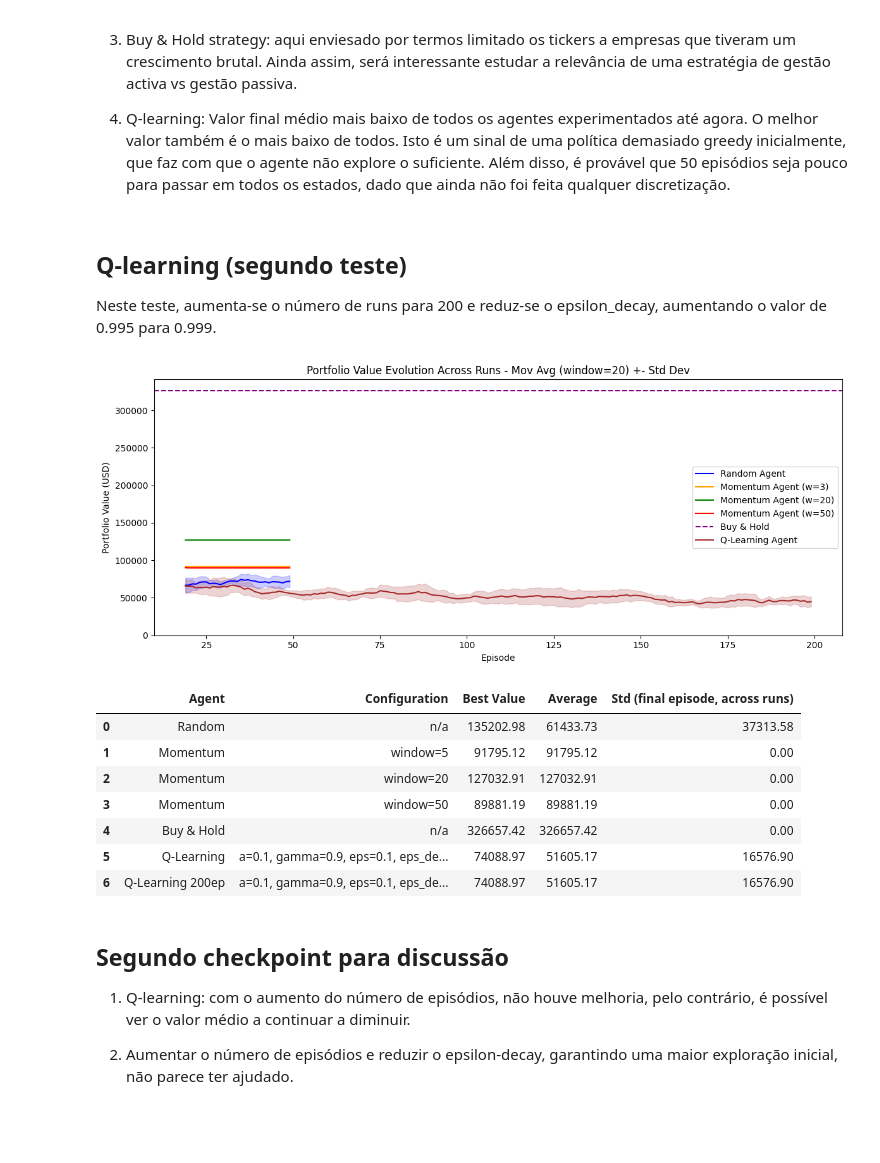
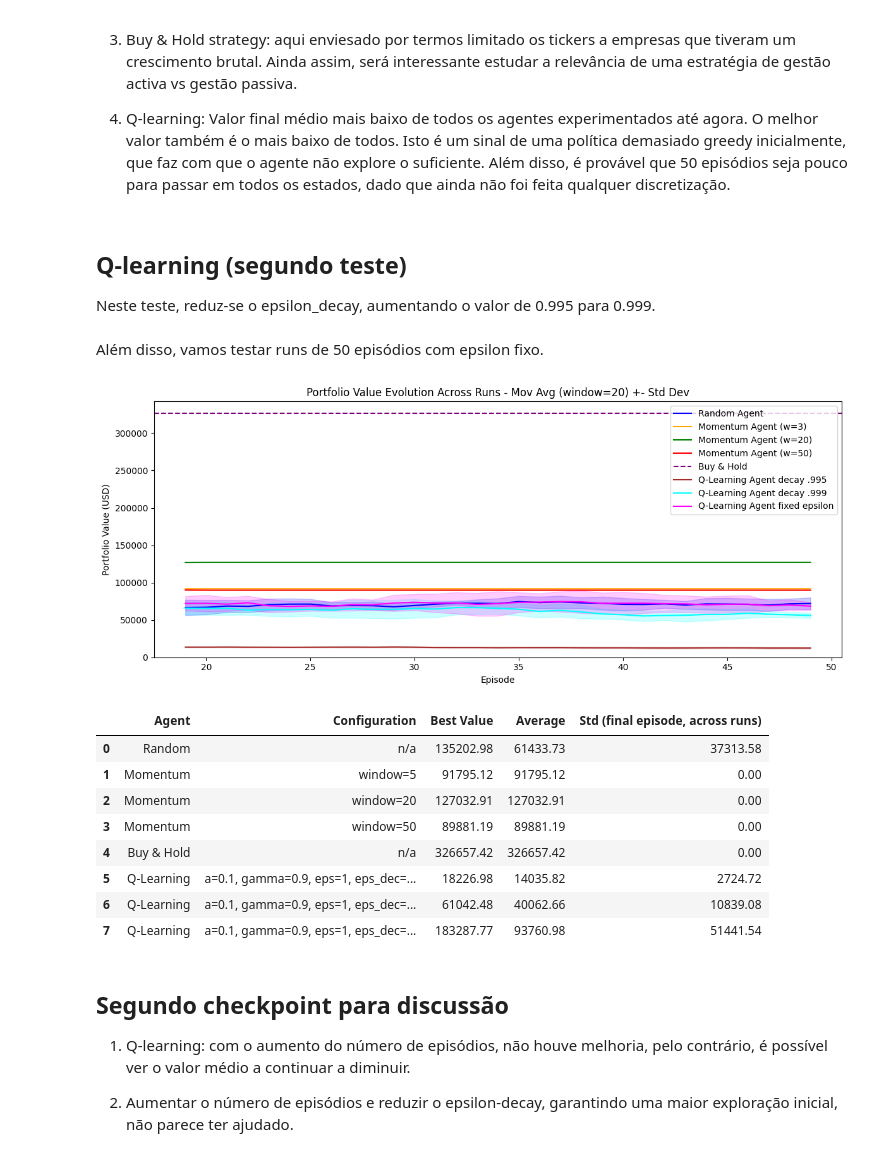
Before and after one commit to luisparadinha/pg_rl_trading_bot, a Jupyter notebook: Market_e_Projecto.ipynb, the cells around one changed output. Saved outputs shown, nothing was run; the diff lists cells and outputs as text; code cells hidden in the pictures; blank space fills up the shorter version.

```diff
--- a/Market_e_Projecto.ipynb
+++ b/Market_e_Projecto.ipynb
@@ -308,12 +310,13 @@ summary_df
 # %% [markdown]
 ## Q-learning (segundo teste)
 
-Neste teste, aumenta-se o número de runs para 200 e reduz-se o epsilon_decay, aumentando o valor de 0.995 para 0.999.
+Neste teste, reduz-se o epsilon_decay, aumentando o valor de 0.995 para 0.999.
 # %%
 n_runs = 5
-n_episodes_per_run = 200
+n_episodes_per_run = 50
 
 compilation_qlearning_agent_2 = []
+compilation_qlearning_agents_2 = []
 
 for seed in range(n_runs):
     np.random.seed(seed)
@@ -341,44 +344,73 @@ for seed in range(n_runs):
         run_values.append(env.get_episode_value()) # store final evaluation for this episode
 
     compilation_qlearning_agent_2.append(run_values) # complilation continues to be a list of lists, where each inner list is the episode values
+    compilation_qlearning_agents_2.append(agent)  # store agent after each run
+# %% [markdown]
+Além disso, vamos testar runs de 50 episódios com epsilon fixo.
+# %%
+n_runs = 5
+n_episodes_per_run = 50
+
+compilation_qlearning_agent_3 = []
+compilation_qlearning_agents_3 = []
+
+for seed in range(n_runs):
+    np.random.seed(seed)
+    agent = qlearning_agent(
+        num_actions = len(env.index_actions),
+        num_companies = env.total_companies,
+        alpha=0.1,
+        gamma=0.95,
+        epsilon=1.0,
+        epsilon_decay=1,
+        epsilon_min=0.01
+        )
+    run_values = []
+
+    for episode in range(n_episodes_per_run):
+        state = env.start() # initialize environment and get initial state
+        done = False # flag to indicate when episode is finished
+
+        while not done:
+            action = agent.act(state) # pick action
+            next_state, reward, done = env.new_day(action) # step environment forward
+            agent.learn(state, action, reward, next_state, done) # update Q table with learn method
+            state = next_state # update state for next iteration
+
+        run_values.append(env.get_episode_value()) # store final evaluation for this episode
+
+    compilation_qlearning_agent_3.append(run_values) # complilation continues to be a list of lists, where each inner list is the episode values
+    compilation_qlearning_agents_3.append(agent)  # store agent after each run
 # %%
 fig,ax = plt.subplots(figsize=(12, 5))
 window = 20 # Moving average window for smoothing the plot, not the momentum agent's internal window
 plot_value_evolution(compilation_random_agent, label='Random Agent', ax=ax, window=window, color='blue')
 plot_value_evolution(compilation_momentum_agent_w3, label='Momentum Agent (w=3)', ax=ax, window=window, color='orange')
 plot_value_evolution(compilation_momentum_agent_w20, label='Momentum Agent (w=20)', ax=ax, window=window, color='green')
 plot_value_evolution(compilation_momentum_agent_w50, label='Momentum Agent (w=50)', ax=ax, window=window, color='red')
 ax.axhline(buy_hold_value, color='purple', linestyle='--', label='Buy & Hold')
-plot_value_evolution(compilation_qlearning_agent, label='Q-Learning Agent', ax=ax, window=window, color='brown')
-plot_value_evolution(compilation_qlearning_agent_2, label='Q-Learning Agent', ax=ax, window=window, color='brown')
+plot_value_evolution(compilation_qlearning_agent, label='Q-Learning Agent decay .995', ax=ax, window=window, color='brown')
+plot_value_evolution(compilation_qlearning_agent_2, label='Q-Learning Agent decay .999', ax=ax, window=window, color='cyan')
+plot_value_evolution(compilation_qlearning_agent_3, label='Q-Learning Agent fixed epsilon', ax=ax, window=window, color='magenta')
 ax.set_ylim(bottom=0)
 ax.set_title(f'Portfolio Value Evolution Across Runs - Mov Avg (window={window}) +- Std Dev')
 ax.set_xlabel('Episode')
 ax.set_ylabel('Portfolio Value (USD)')
 ax.legend()
 plt.tight_layout()
 plt.show()
 # %% [output]
-[figure, old version]
+[figure, new version]
 # %%
-def agent_summary(name, config, all_results):
-    final_values = [run[-1] for run in all_results]  # last episode value per run
-    return {
-        'Agent': name,
-        'Configuration': config,
-        'Best Value': round(max(final_values), 2),
-        'Average': round(np.mean(final_values),2),
-        'Std (final episode, across runs)': round(np.std(final_values), 2),
-    }
-
 rows = [
     agent_summary('Random', 'n/a', compilation_random_agent),
     agent_summary('Momentum', 'window=5', compilation_momentum_agent_w3),
     agent_summary('Momentum', 'window=20', compilation_momentum_agent_w20),
     agent_summary('Momentum', 'window=50', compilation_momentum_agent_w50),
     agent_summary('Buy & Hold', 'n/a', [[buy_hold_value]]),
-    agent_summary('Q-Learning', 'a=0.1, gamma=0.9, eps=0.1, eps_dec=0.995', compilation_qlearning_agent),
-    agent_summary('Q-Learning 200ep', 'a=0.1, gamma=0.9, eps=0.1, eps_dec=0.999', compilation_qlearning_agent)
+    agent_summary('Q-Learning', 'a=0.1, gamma=0.9, eps=1, eps_dec=0.995', compilation_qlearning_agent),
+    agent_summary('Q-Learning', 'a=0.1, gamma=0.9, eps=1, eps_dec=0.999', compilation_qlearning_agent_2),
+    agent_summary('Q-Learning', 'a=0.1, gamma=0.9, eps=1, eps_dec=Fixed', compilation_qlearning_agent_3)
 ]
 
 summary_df = pd.DataFrame(rows)
@@ -390,8 +422,9 @@ summary_df
 | 2 | Momentum | window=20 | 127032.91 | 127032.91 | 0.00 |
 | 3 | Momentum | window=50 | 89881.19 | 89881.19 | 0.00 |
 | 4 | Buy & Hold | n/a | 326657.42 | 326657.42 | 0.00 |
-| 5 | Q-Learning | a=0.1, gamma=0.9, eps=0.1, eps_de... | 74088.97 | 51605.17 | 16576.90 |
-| 6 | Q-Learning 200ep | a=0.1, gamma=0.9, eps=0.1, eps_de... | 74088.97 | 51605.17 | 16576.90 |
+| 5 | Q-Learning | a=0.1, gamma=0.9, eps=1, eps_dec=... | 18226.98 | 14035.82 | 2724.72 |
+| 6 | Q-Learning | a=0.1, gamma=0.9, eps=1, eps_dec=... | 61042.48 | 40062.66 | 10839.08 |
+| 7 | Q-Learning | a=0.1, gamma=0.9, eps=1, eps_dec=... | 183287.77 | 93760.98 | 51441.54 |
 # %% [markdown]
 ## Segundo checkpoint para discussão
 
```
Also changed, not shown: parts of 8 cells of this notebook, 3 other files.
